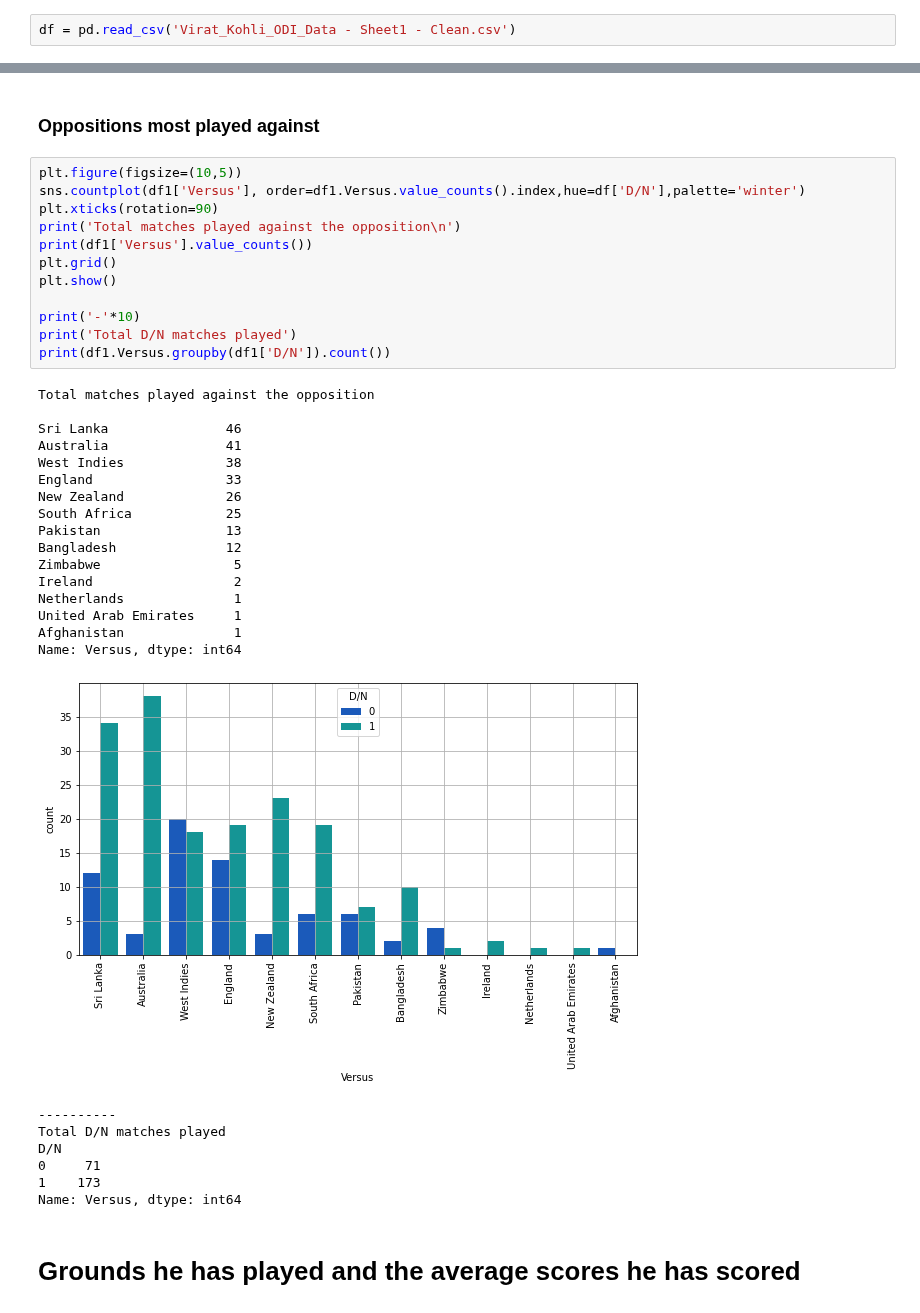
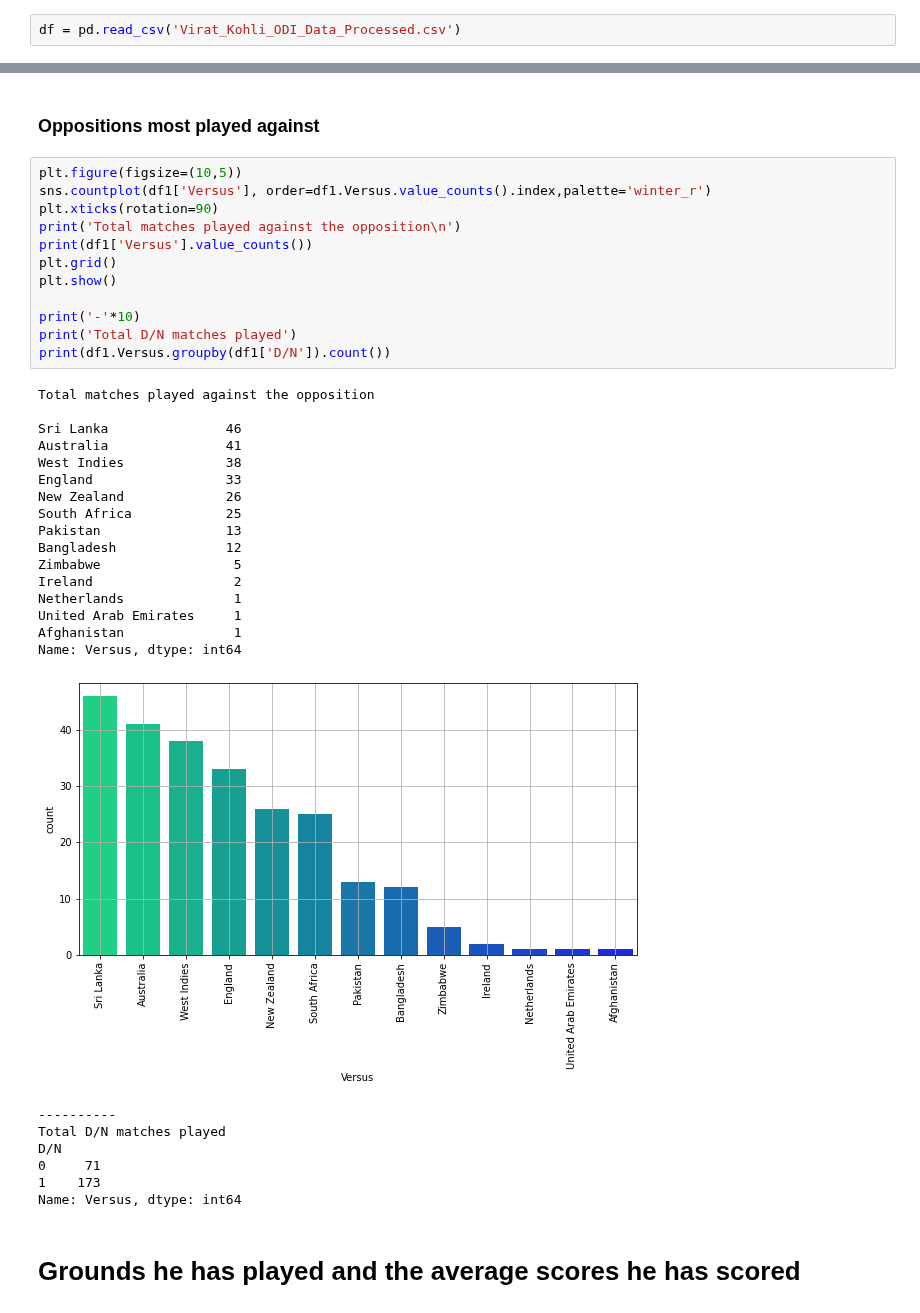
Before and after one commit to SharanDHONI/Virat-Kohli-ODI-Analysis, a Jupyter notebook: ODI Anlaysis.ipynb, the cells around one changed output, grey strips where cells are left out. Drawn from its saved outputs; the diff is of its cells as text.

```diff
--- a/ODI Anlaysis.ipynb
+++ b/ODI Anlaysis.ipynb
@@ -6,7 +6,7 @@ import matplotlib.pyplot as plt
 import warnings
 warnings.filterwarnings('ignore')
 # %%
-df = pd.read_csv('Virat_Kohli_ODI_Data - Sheet1 - Clean.csv')
+df = pd.read_csv('Virat_Kohli_ODI_Data_Processed.csv')
 # %%
 df.head(5)
 # %% [output]
@@ -212,34 +210,34 @@ Progressive_Aggr
 ### Oppositions most played against
 # %%
 plt.figure(figsize=(10,5))
-sns.countplot(df1['Versus'], order=df1.Versus.value_counts().index,hue=df['D/N'],palette='winter')
+sns.countplot(df1['Versus'], order=df1.Versus.value_counts().index,palette='winter_r')
 plt.xticks(rotation=90)
 print('Total matches played against the opposition\n')
 print(df1['Versus'].value_counts())
 plt.grid()
 plt.show()
 
 print('-'*10)
 print('Total D/N matches played')
 print(df1.Versus.groupby(df1['D/N']).count())
 # %% [output]
 Total matches played against the opposition
 
 Sri Lanka               46
 Australia               41
 West Indies             38
 England                 33
 New Zealand             26
 South Africa            25
 Pakistan                13
 Bangladesh              12
 Zimbabwe                 5
 Ireland                  2
 Netherlands              1
 United Arab Emirates     1
 Afghanistan              1
 Name: Versus, dtype: int64
-[figure, old version]
+[figure, new version]
 ----------
 Total D/N matches played
 D/N
```
Also changed, not shown: parts of 24 cells of this notebook.
